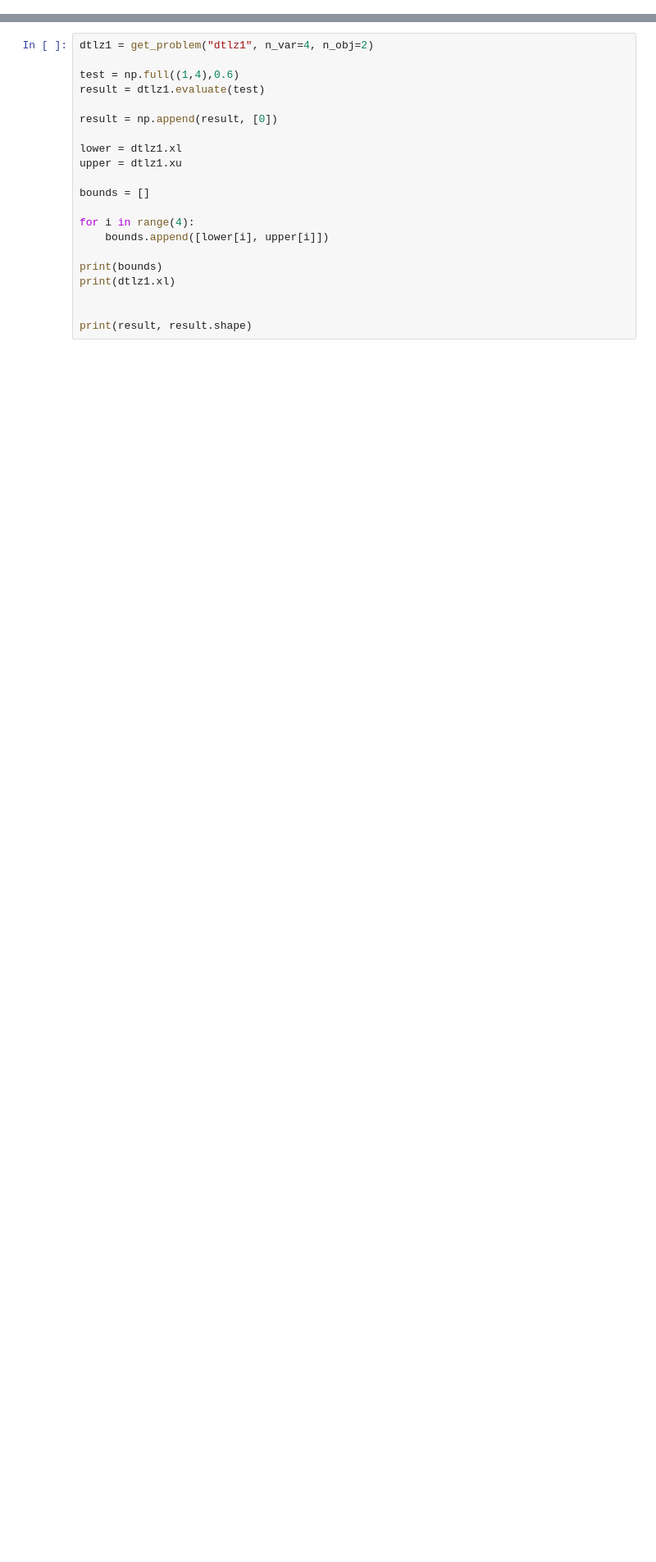
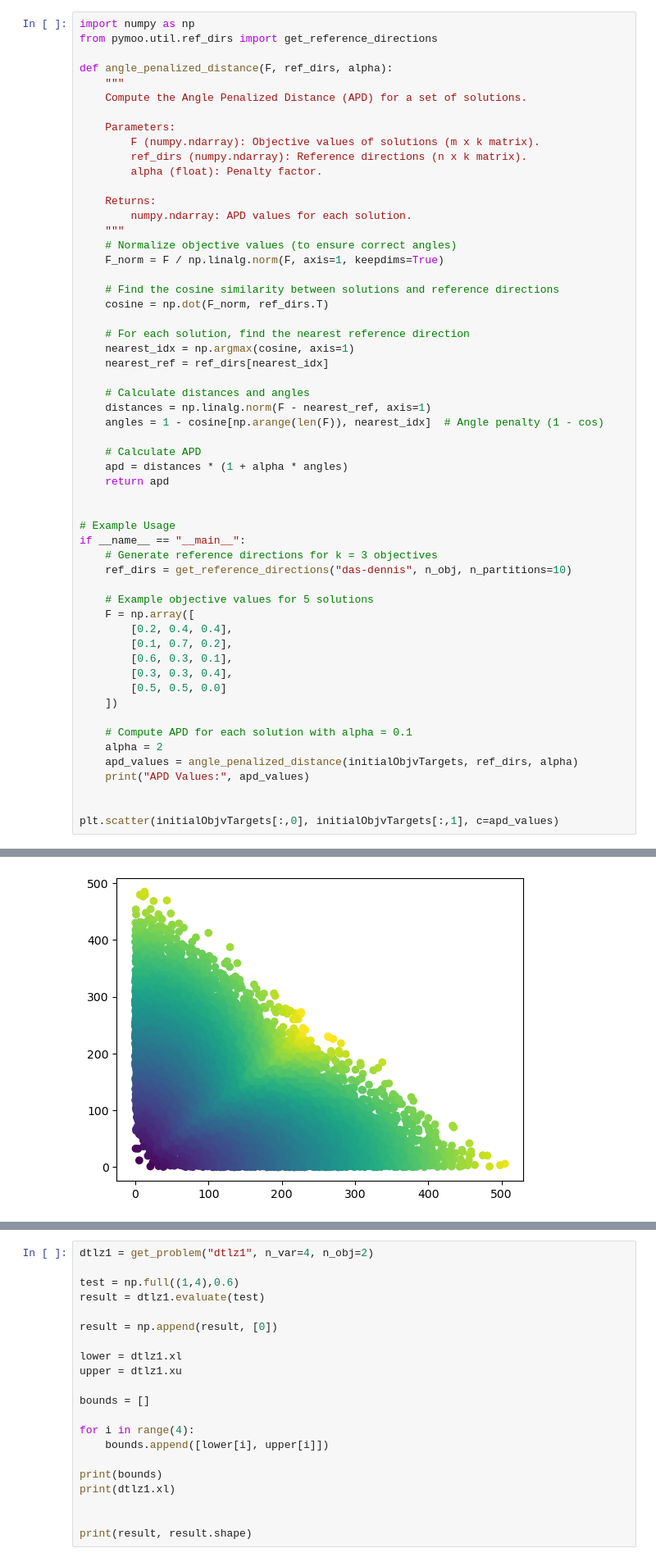
Before and after one commit to BenMoore310/MOOptimisers, a Jupyter notebook: testRunning.ipynb, the cells around one changed output, grey strips where cells are left out. Shown: that part at 82% size. Saved outputs shown, nothing was run; the diff lists cells and outputs as text; blank space fills up the shorter version.

```diff
--- a/testRunning.ipynb
+++ b/testRunning.ipynb
@@ -12,0 +327,57 @@ from pymoo.problems import get_problem
+# %%
+import numpy as np
+from pymoo.util.ref_dirs import get_reference_directions
+
+def angle_penalized_distance(F, ref_dirs, alpha):
+    """
+    Compute the Angle Penalized Distance (APD) for a set of solutions.
+
+    Parameters:
+        F (numpy.ndarray): Objective values of solutions (m x k matrix).
+        ref_dirs (numpy.ndarray): Reference directions (n x k matrix).
+        alpha (float): Penalty factor.
+
+    Returns:
+        numpy.ndarray: APD values for each solution.
+    """
+    # Normalize objective values (to ensure correct angles)
+    F_norm = F / np.linalg.norm(F, axis=1, keepdims=True)
+
+    # Find the cosine similarity between solutions and reference directions
+    cosine = np.dot(F_norm, ref_dirs.T)
+
+    # For each solution, find the nearest reference direction
+    nearest_idx = np.argmax(cosine, axis=1)
+    nearest_ref = ref_dirs[nearest_idx]
+
+    # Calculate distances and angles
+    distances = np.linalg.norm(F - nearest_ref, axis=1)
+    angles = 1 - cosine[np.arange(len(F)), nearest_idx]  # Angle penalty (1 - cos)
+
+    # Calculate APD
+    apd = distances * (1 + alpha * angles)
+    return apd
+
+
+# Example Usage
+if __name__ == "__main__":
+    # Generate reference directions for k = 3 objectives
+    ref_dirs = get_reference_directions("das-dennis", n_obj, n_partitions=10)
+
+    # Example objective values for 5 solutions
+    F = np.array([
+        [0.2, 0.4, 0.4],
+        [0.1, 0.7, 0.2],
+        [0.6, 0.3, 0.1],
+        [0.3, 0.3, 0.4],
+        [0.5, 0.5, 0.0]
+    ])
+
+    # Compute APD for each solution with alpha = 0.1
+    alpha = 2
+    apd_values = angle_penalized_distance(initialObjvTargets, ref_dirs, alpha)
+    print("APD Values:", apd_values)
+
+
+plt.scatter(initialObjvTargets[:,0], initialObjvTargets[:,1], c=apd_values)
+# %% [output]
@@ -12,0 +387 @@ from pymoo.problems import get_problem
+[figure, added]
```
Also changed, not shown: parts of 11 cells of this notebook, 3 other files.
